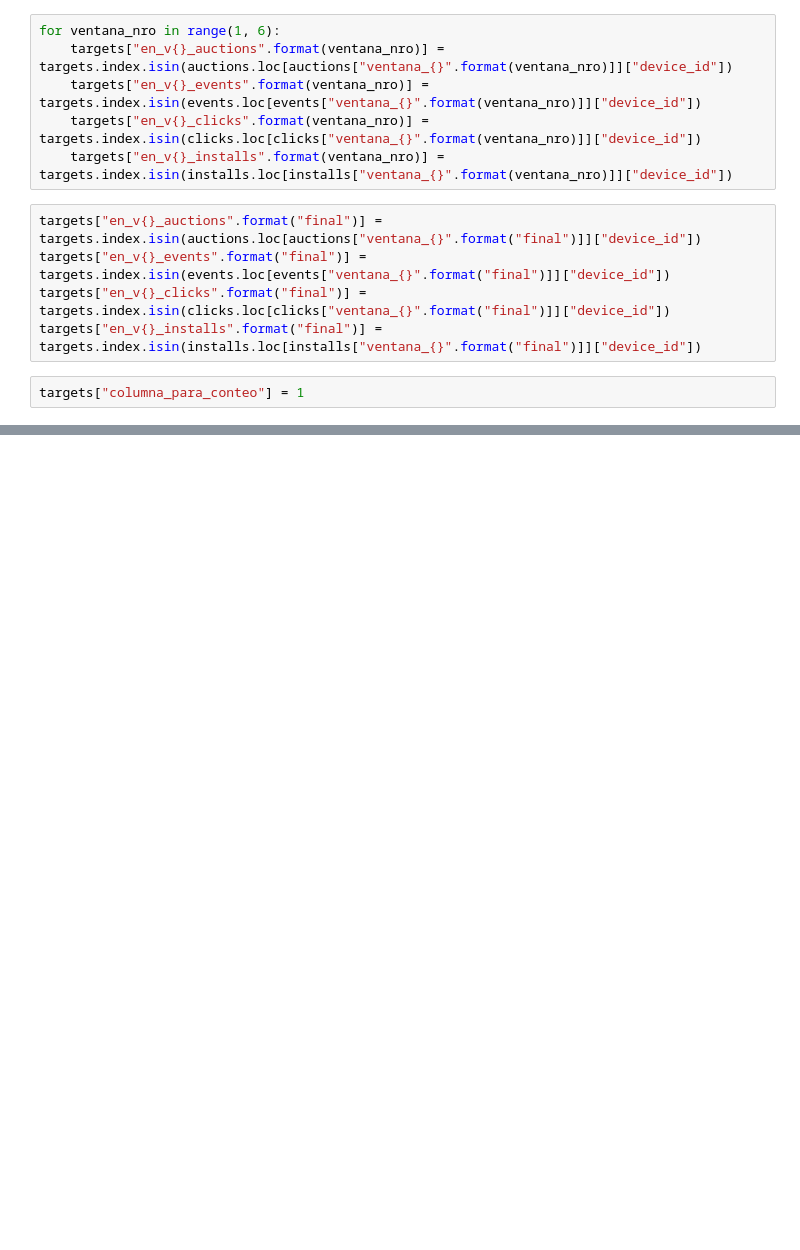
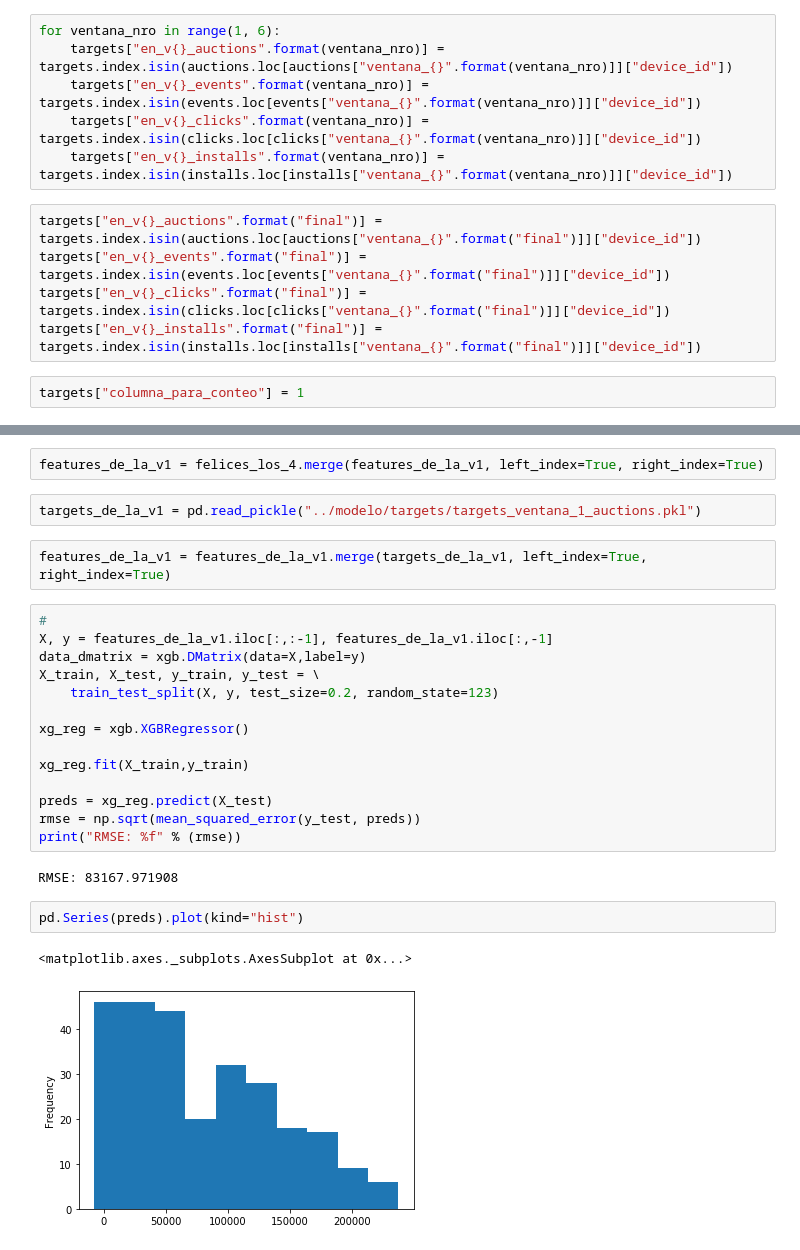
Before and after one commit to mateoicalvo/7506, a Jupyter notebook: tp2/analisis/distribucion_temporal.ipynb, the cells around one changed output, grey strips where cells are left out. Saved outputs shown, nothing was run; the diff lists cells and outputs as text; blank space fills up the shorter version.

Commit message:
Agregar data anterior suma mucho. Agregue la feature de tiempo medio global para cada persona durante las primeras cuatro ventanas

```diff
--- a/tp2/analisis/distribucion_temporal.ipynb
+++ b/tp2/analisis/distribucion_temporal.ipynb
@@ -112,0 +186,27 @@ targets.groupby(['en_v1_auctions', 'en_v2_auctions', 'en_v3_auctions',
+# %%
+features_de_la_v1 = felices_los_4.merge(features_de_la_v1, left_index=True, right_index=True)
+# %%
+targets_de_la_v1 = pd.read_pickle("../modelo/targets/targets_ventana_1_auctions.pkl")
+# %%
+features_de_la_v1 = features_de_la_v1.merge(targets_de_la_v1, left_index=True, right_index=True)
+# %%
+#
+X, y = features_de_la_v1.iloc[:,:-1], features_de_la_v1.iloc[:,-1]
+data_dmatrix = xgb.DMatrix(data=X,label=y)
+X_train, X_test, y_train, y_test = \
+    train_test_split(X, y, test_size=0.2, random_state=123)
+
+xg_reg = xgb.XGBRegressor()
+
+xg_reg.fit(X_train,y_train)
+
+preds = xg_reg.predict(X_test)
+rmse = np.sqrt(mean_squared_error(y_test, preds))
+print("RMSE: %f" % (rmse))
+# %% [output]
+RMSE: 83167.971908
+# %%
+pd.Series(preds).plot(kind="hist")
+# %% [output]
+<matplotlib.axes._subplots.AxesSubplot at 0x...>
+[figure, added]
```
Also changed, not shown: parts of 21 cells of this notebook, 3 other files.
